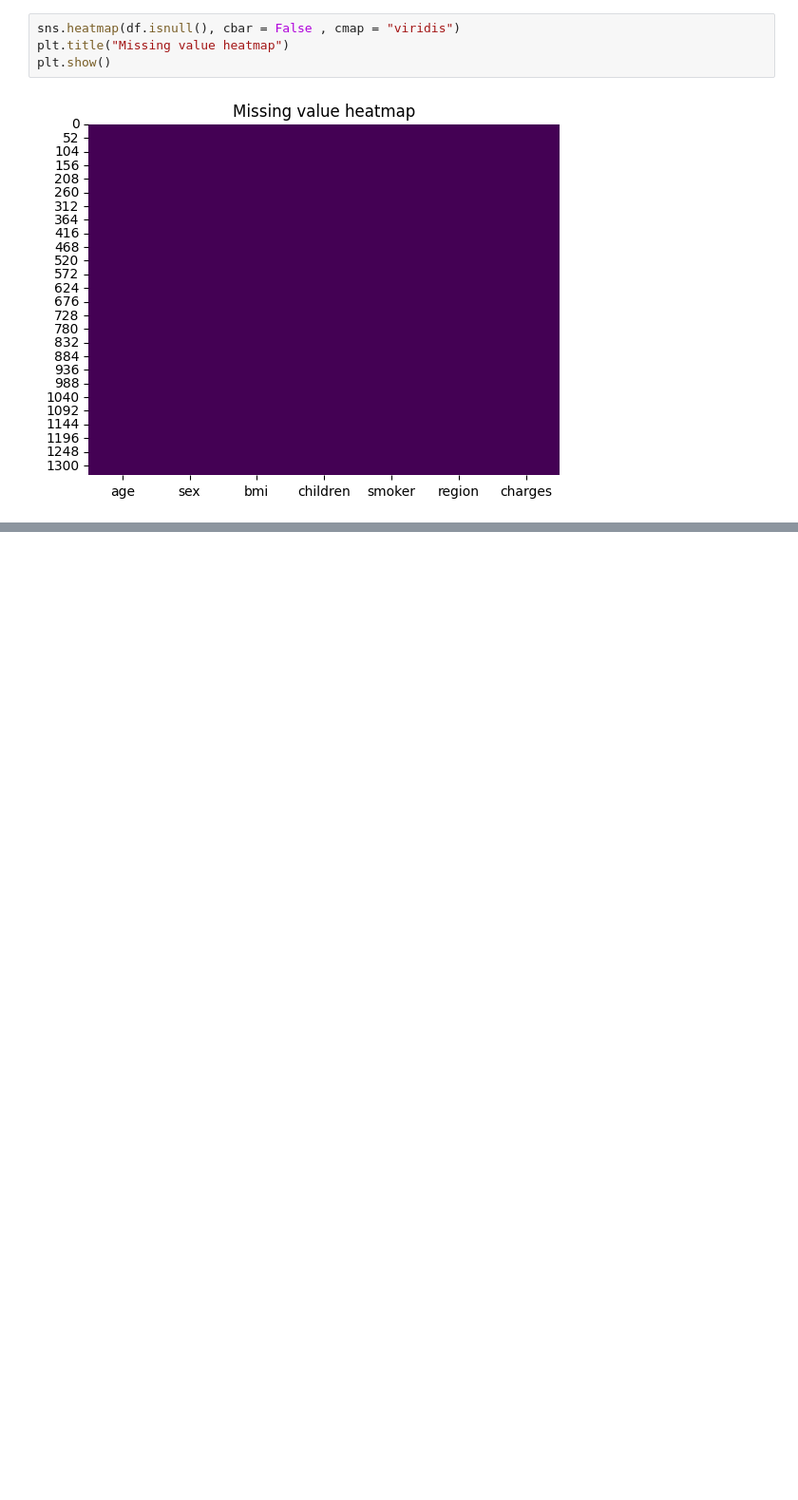
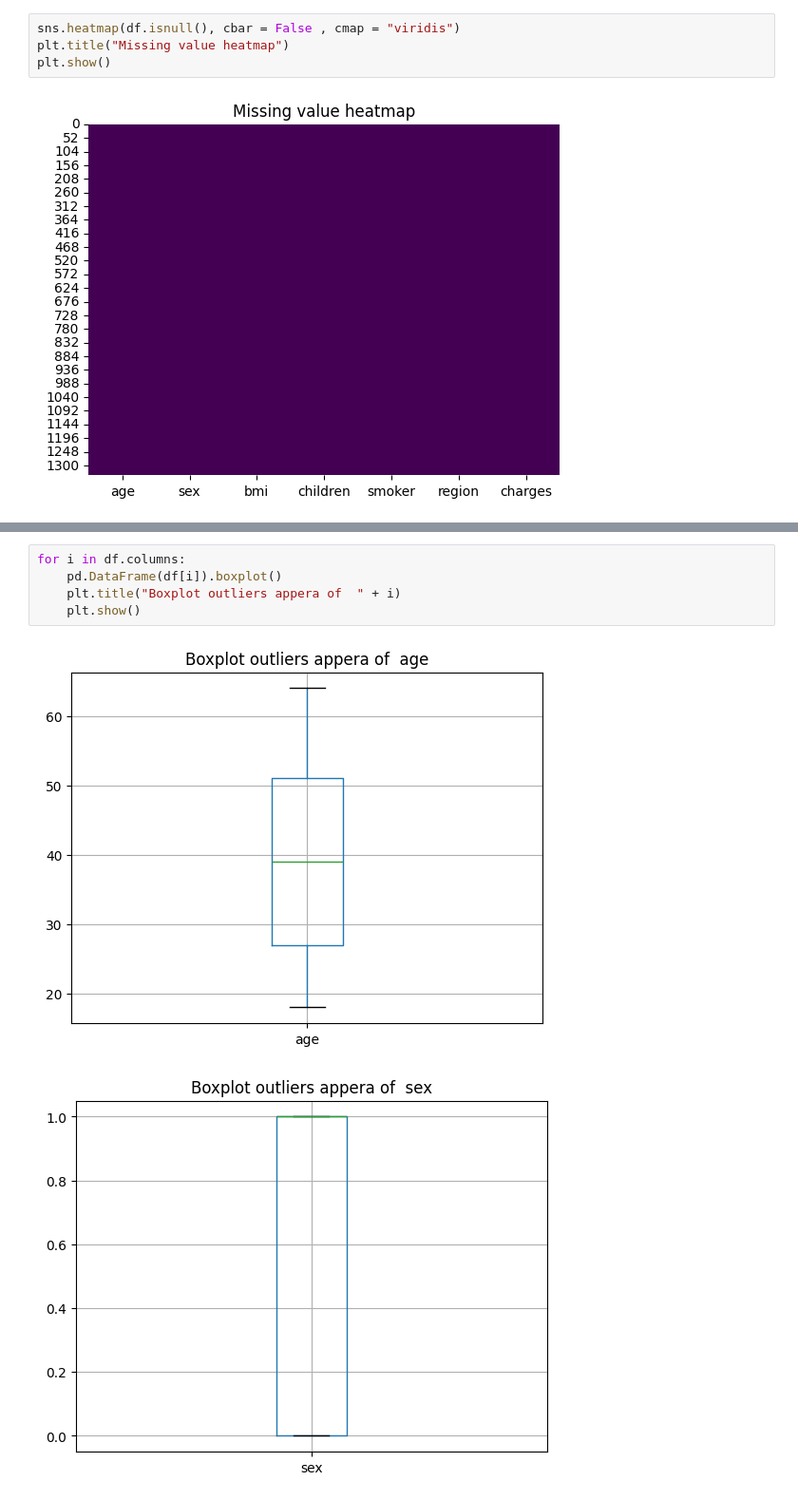
Before and after one commit to Mehreen-siddique/Machine_learning_projects, a Jupyter notebook: Insurance_eda_v1.ipynb, the cells around one changed output, grey strips where cells are left out. Shown at 95% size. Saved outputs shown, nothing was run; the diff lists cells and outputs as text; blank space fills up the shorter version.

```diff
--- a/Insurance_eda_v1.ipynb
+++ b/Insurance_eda_v1.ipynb
@@ -140,0 +200,8 @@ plt.show()
+# %%
+for i in df.columns:
+    pd.DataFrame(df[i]).boxplot()
+    plt.title("Boxplot outliers appera of  " + i)
+    plt.show()
+# %% [output]
+[figure, added]
+[figure, added]
```
Also changed, not shown: parts of 53 cells of this notebook.
